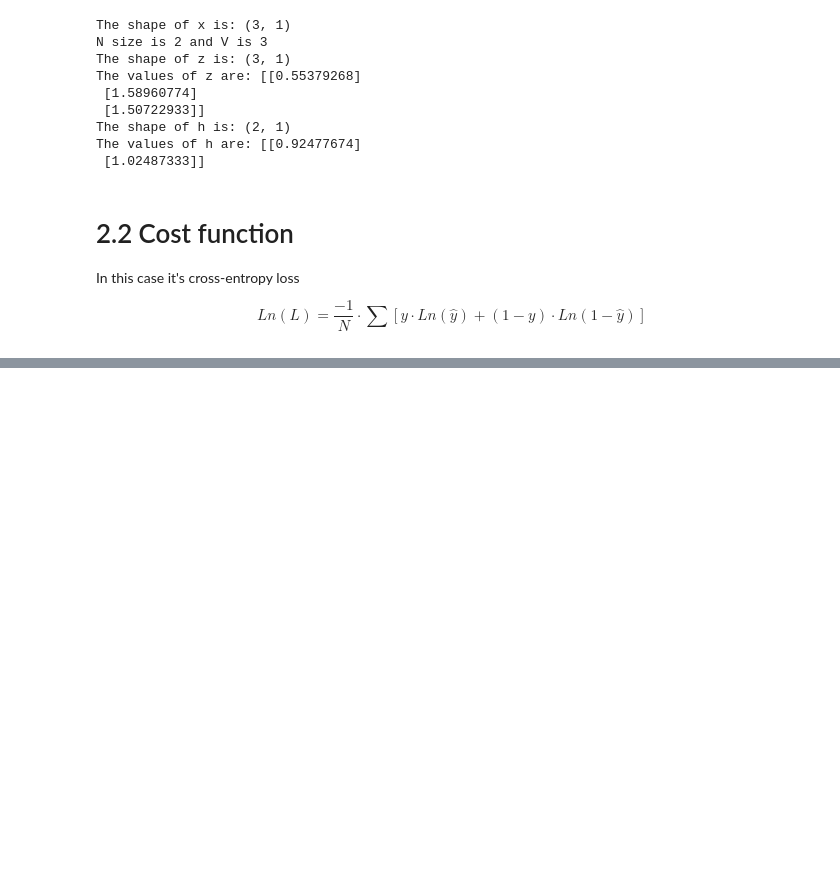
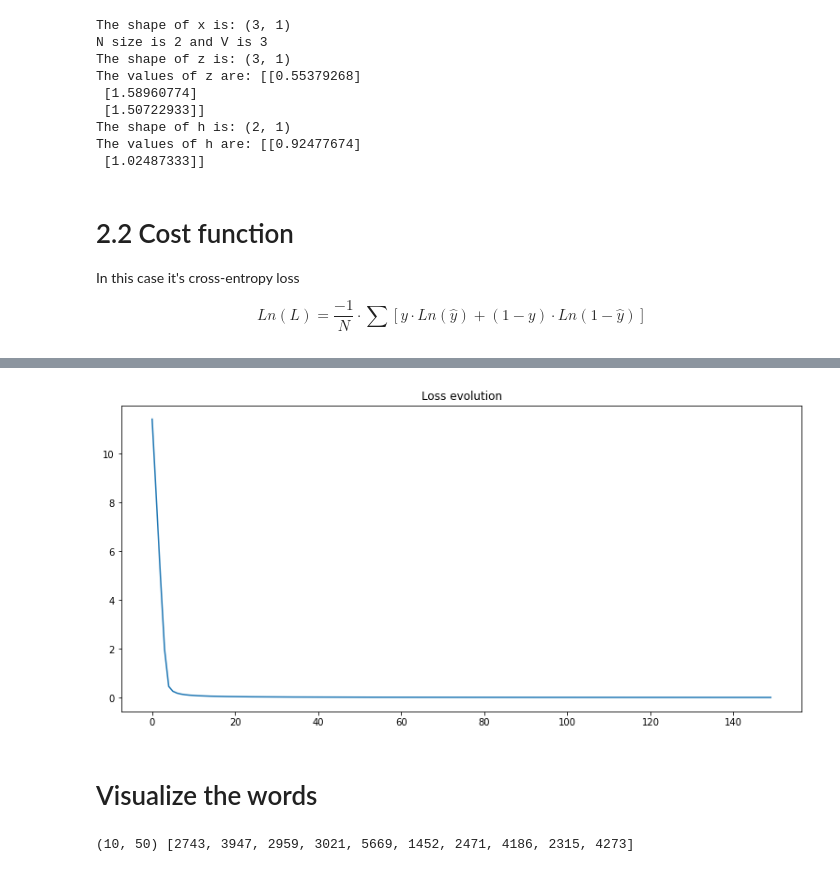
Before and after one commit to DrAlexSanz/NLP-SPEC-C2, a Jupyter notebook: W4/Assignment_4.ipynb, the cells around one changed output, grey strips where cells are left out. Cells and saved outputs as stored; diff of their text form; code cells hidden in the pictures; blank space fills up the shorter version.

```diff
--- a/W4/Assignment_4.ipynb
+++ b/W4/Assignment_4.ipynb
@@ -337,0 +371,29 @@ def cost(y, yhat, batch_size):
+# %%
+def backprop(x, yhat, y, h, W1, W2, b1, b2, batch_size):
+    """
+    Function to do the backpropagation
+    Inputs:
+      x: average of one-hot of the context
+      yhat: prediction
+      y: target
+      h: hidden vector (W_1x+b_1)
+      Wi, bi: weights and biases
+      batch_size
+    Outputs:
+      grad_Wi, grad_bi: gradients of weights and biases
+    """
+
+    # l1 = W2.T * (yhat - y), reuse for later
+    l1 = np.dot(W2.T, (yhat - y))
+
+    # Apply relu to l1 (I guess it counts into the gradients)
+    l1 = np.maximum(0, l1)
+
+    # Gradient of Wi
+    grad_W1 = (1/batch_size) * np.dot(l1, x.T) #1/m * relu(w2.T(yhat-y)) . xT
+    grad_W2 = (1/batch_size) * np.dot(yhat - y, h.T)
+
+    grad_b1 = np.sum((1/batch_size) * np.dot(l1, x.T), axis = 1, keepdims = True)
+    grad_b2 = np.sum((1/batch_size) * np.dot(yhat - y, h.T), axis = 1, keepdims = True)
+
+    return grad_W1, grad_W2, grad_b1, grad_b2
@@ -337,0 +514,10 @@ def cost(y, yhat, batch_size):
+# %%
+# Test, this one is easier
+
+C = 2
+N = 50
+word2Ind, ind2word = get_dict(data)
+V = len(word2Ind)
+num_iters = 150
+
+W1, W2, b1, b2, losses = gradient_descent(data, word2Ind, N, V, num_iters)
@@ -337,0 +540,19 @@ def cost(y, yhat, batch_size):
+# %%
+plt.figure(figsize = (13, 6))
+plt.plot(range(num_iters), losses);
+plt.title("Loss evolution");
+# %% [output]
+[figure, added]
+# %% [markdown]
+# Visualize the words
+# %%
+words = ['king', 'queen','lord','man', 'woman','dog','horse',
+         'rich','happy','sad']
+
+embs = (W1.T + W2)/2
+
+idx = [word2Ind[word] for word in words]
+X = embs[idx, :]
+print(X.shape, idx)
+# %% [output]
+(10, 50) [2743, 3947, 2959, 3021, 5669, 1452, 2471, 4186, 2315, 4273]
```
Also changed, not shown: parts of 9 cells of this notebook.
